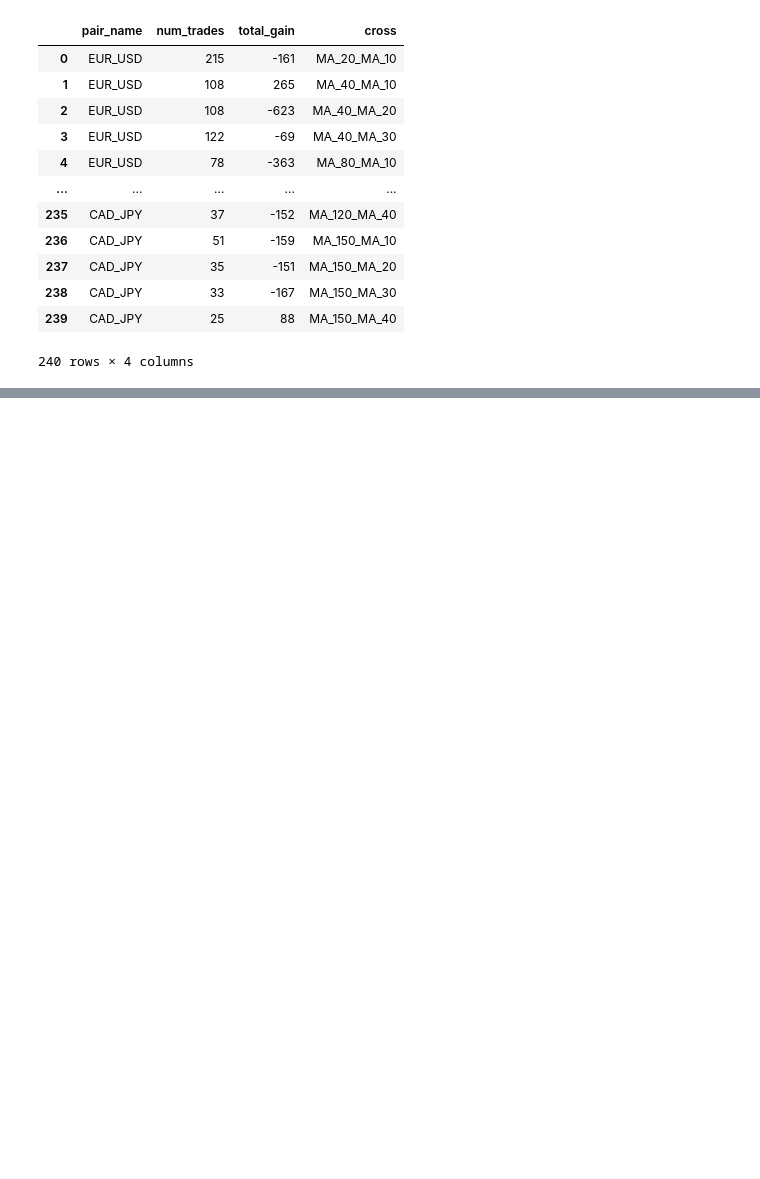
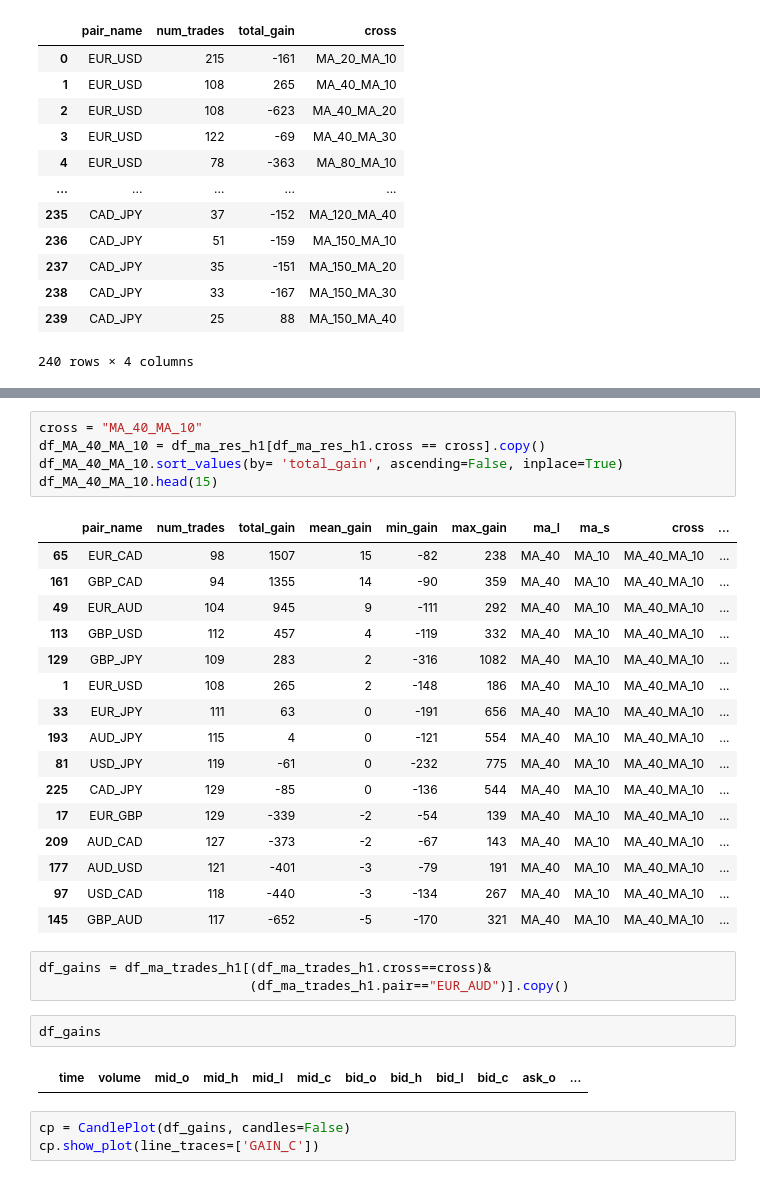
Before and after one commit to borasimsek/AlgoFxTrading, a Jupyter notebook: exploration/MA_cross.ipynb, the cells around one changed output, grey strips where cells are left out. Saved outputs shown, nothing was run; the diff lists cells and outputs as text; blank space fills up the shorter version.

```diff
--- a/exploration/MA_cross.ipynb
+++ b/exploration/MA_cross.ipynb
@@ -64,0 +95,32 @@ df_cross_gr
+# %%
+cross = "MA_40_MA_10"
+df_MA_40_MA_10 = df_ma_res_h1[df_ma_res_h1.cross == cross].copy()
+df_MA_40_MA_10.sort_values(by= 'total_gain', ascending=False, inplace=True)
+df_MA_40_MA_10.head(15)
+# %% [output]
+|  | pair_name | num_trades | total_gain | mean_gain | min_gain | max_gain | ma_l | ma_s | cross | ... |
+| 65 | EUR_CAD | 98 | 1507 | 15 | -82 | 238 | MA_40 | MA_10 | MA_40_MA_10 | ... |
+| 161 | GBP_CAD | 94 | 1355 | 14 | -90 | 359 | MA_40 | MA_10 | MA_40_MA_10 | ... |
+| 49 | EUR_AUD | 104 | 945 | 9 | -111 | 292 | MA_40 | MA_10 | MA_40_MA_10 | ... |
+| 113 | GBP_USD | 112 | 457 | 4 | -119 | 332 | MA_40 | MA_10 | MA_40_MA_10 | ... |
+| 129 | GBP_JPY | 109 | 283 | 2 | -316 | 1082 | MA_40 | MA_10 | MA_40_MA_10 | ... |
+| 1 | EUR_USD | 108 | 265 | 2 | -148 | 186 | MA_40 | MA_10 | MA_40_MA_10 | ... |
+| 33 | EUR_JPY | 111 | 63 | 0 | -191 | 656 | MA_40 | MA_10 | MA_40_MA_10 | ... |
+| 193 | AUD_JPY | 115 | 4 | 0 | -121 | 554 | MA_40 | MA_10 | MA_40_MA_10 | ... |
+| 81 | USD_JPY | 119 | -61 | 0 | -232 | 775 | MA_40 | MA_10 | MA_40_MA_10 | ... |
+| 225 | CAD_JPY | 129 | -85 | 0 | -136 | 544 | MA_40 | MA_10 | MA_40_MA_10 | ... |
+| 17 | EUR_GBP | 129 | -339 | -2 | -54 | 139 | MA_40 | MA_10 | MA_40_MA_10 | ... |
+| 209 | AUD_CAD | 127 | -373 | -2 | -67 | 143 | MA_40 | MA_10 | MA_40_MA_10 | ... |
+| 177 | AUD_USD | 121 | -401 | -3 | -79 | 191 | MA_40 | MA_10 | MA_40_MA_10 | ... |
+| 97 | USD_CAD | 118 | -440 | -3 | -134 | 267 | MA_40 | MA_10 | MA_40_MA_10 | ... |
+| 145 | GBP_AUD | 117 | -652 | -5 | -170 | 321 | MA_40 | MA_10 | MA_40_MA_10 | ... |
+# %%
+df_gains = df_ma_trades_h1[(df_ma_trades_h1.cross==cross)&
+                           (df_ma_trades_h1.pair=="EUR_AUD")].copy()
+# %%
+df_gains
+# %% [output]
+|  | time | volume | mid_o | mid_h | mid_l | mid_c | bid_o | bid_h | bid_l | bid_c | ask_o | ... |
+# %%
+cp = CandlePlot(df_gains, candles=False)
+cp.show_plot(line_traces=['GAIN_C'])
```
Also changed, not shown: parts of 27 cells of this notebook, 3 other files.
